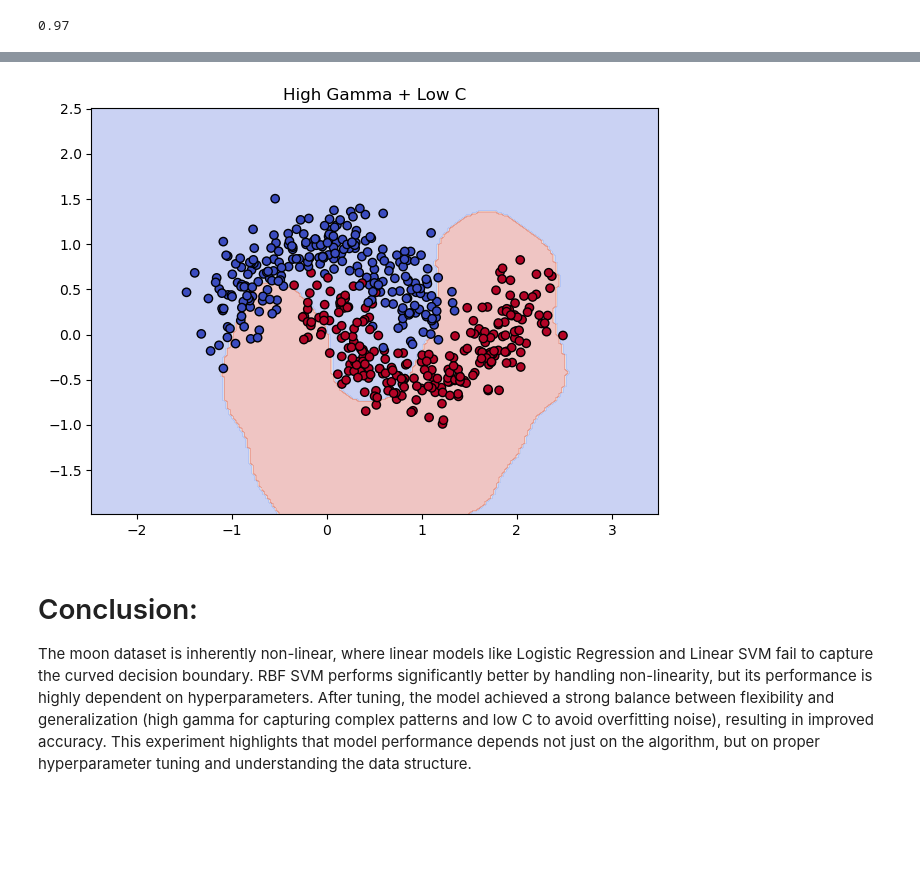
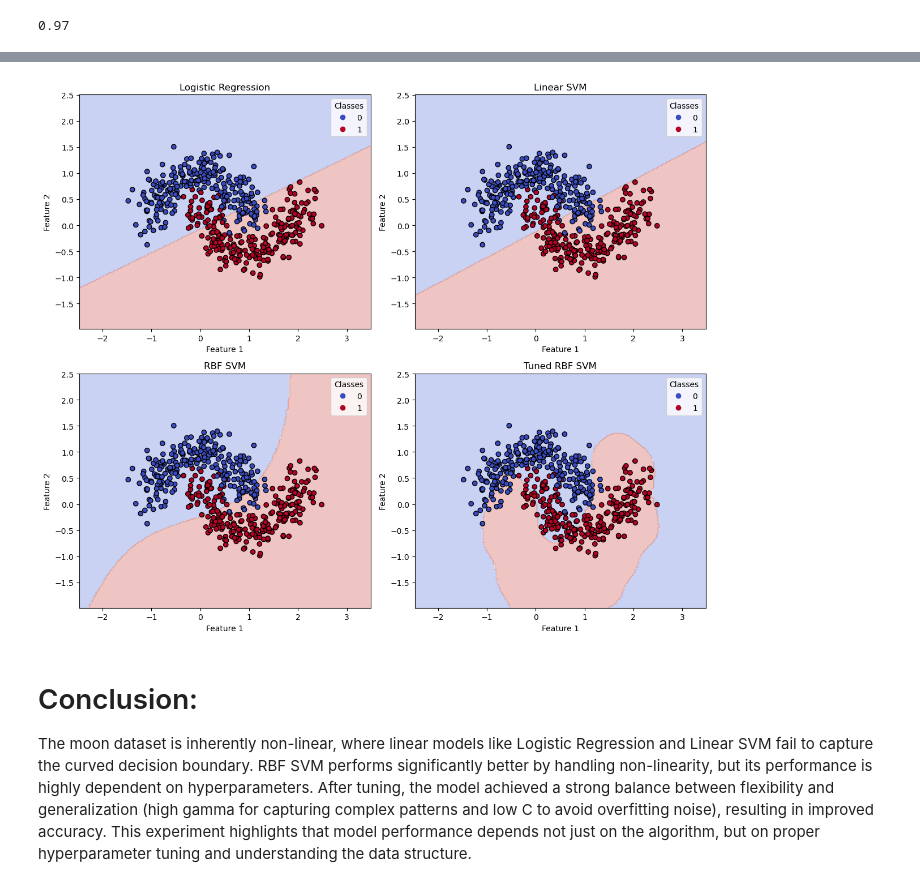
Before and after one commit to Darshna-Choudhary/ML-Learning, a Jupyter notebook: Support Vector Machine/Moon_dataset.ipynb, the cells around one changed output, grey strips where cells are left out. Drawn from its saved outputs; the diff is of its cells as text; code cells hidden in the pictures; blank space fills up the shorter version.

```diff
--- a/Support Vector Machine/Moon_dataset.ipynb
+++ b/Support Vector Machine/Moon_dataset.ipynb
@@ -115,9 +115,37 @@ plot_boundary(best_model, X, y, "RBF SVM After Tuning")
-# %%
-svm_test = SVC(kernel='rbf', C=0.1, gamma=10)
-svm_test.fit(X_train, y_train)
-plot_boundary(svm_test, X, y, "High Gamma + Low C")
-# %% [output]
-[figure, removed]
+# %%
+def plot_all_boundaries(models, X, y):
+    plt.figure(figsize=(12,10))
+    for i, (model, title) in enumerate(models):
+        plt.subplot(2, 2, i+1)
+        x_min, x_max = X[:, 0].min() - 1, X[:, 0].max() + 1
+        y_min, y_max = X[:, 1].min() - 1, X[:, 1].max() + 1
+        xx, yy = np.meshgrid(
+            np.linspace(x_min, x_max, 200),
+            np.linspace(y_min, y_max, 200)
+        )
+        Z = model.predict(np.c_[xx.ravel(), yy.ravel()])
+        Z = Z.reshape(xx.shape)
+        plt.contourf(xx, yy, Z, alpha=0.3, cmap='coolwarm')
+        scatter = plt.scatter(
+            X[:, 0], X[:, 1],
+            c=y, cmap='coolwarm',
+            edgecolors='k'
+        )
+        plt.title(title)
+        plt.xlabel("Feature 1")
+        plt.ylabel("Feature 2")
+        plt.legend(*scatter.legend_elements(), title="Classes")
+    plt.tight_layout()
+# %%
+models = [
+    (log_model, "Logistic Regression"),
+    (svm_linear, "Linear SVM"),
+    (svm_rbf, "RBF SVM"),
+    (best_model, "Tuned RBF SVM")
+]
+plot_all_boundaries(models, X, y)
+# %% [output]
+[figure, added]
 # %% [markdown]
 # Conclusion:
 The moon dataset is inherently non-linear, where linear models like Logistic Regression and Linear SVM fail to capture the curved decision boundary. RBF SVM performs significantly better by handling non-linearity, but its performance is highly dependent on hyperparameters. After tuning, the model achieved a strong balance between flexibility and generalization (high gamma for capturing complex patterns and low C to avoid overfitting noise), resulting in improved accuracy. This experiment highlights that model performance depends not just on the algorithm, but on proper hyperparameter tuning and understanding the data structure.
```
Also changed, not shown: parts of 2 cells of this notebook.
